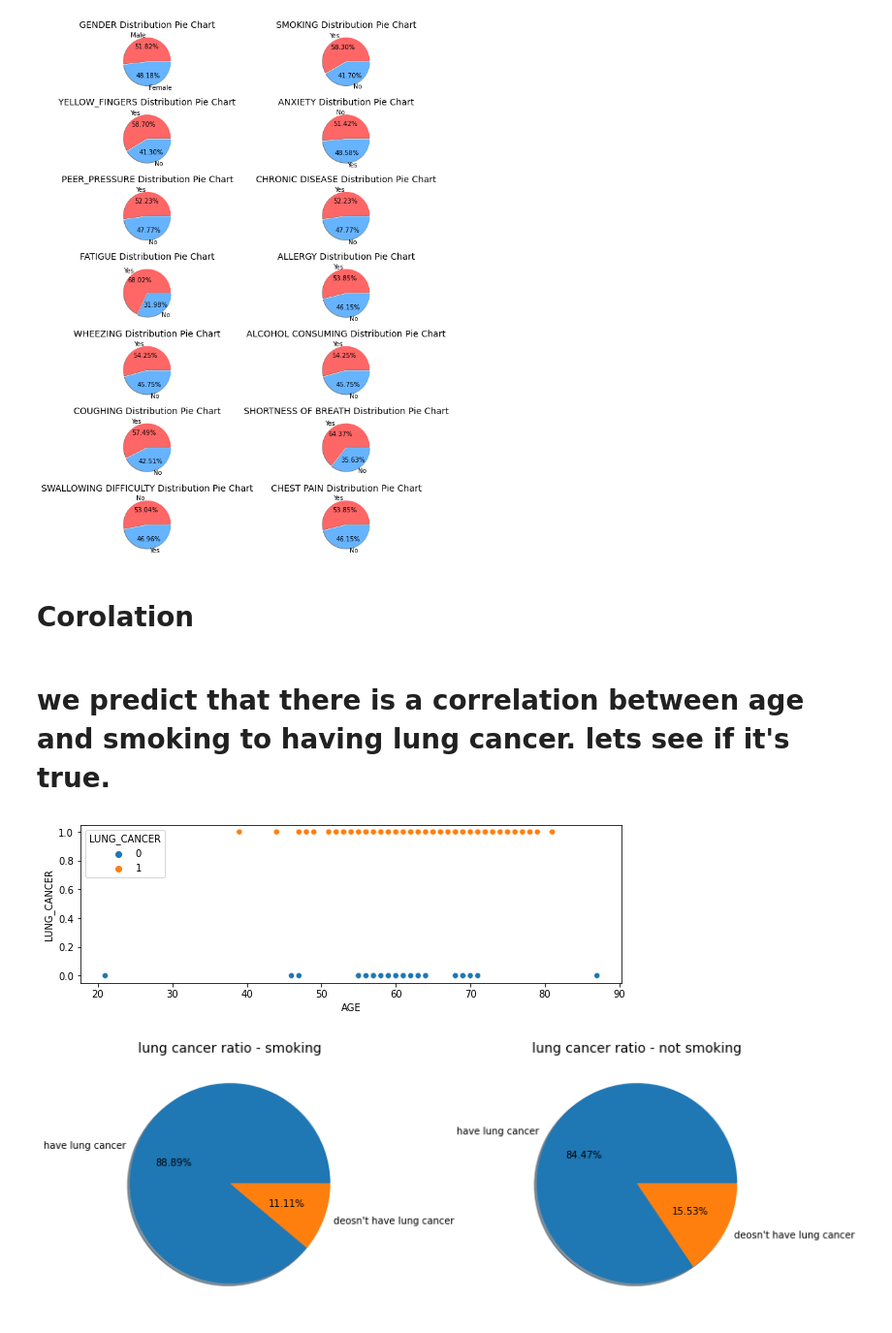
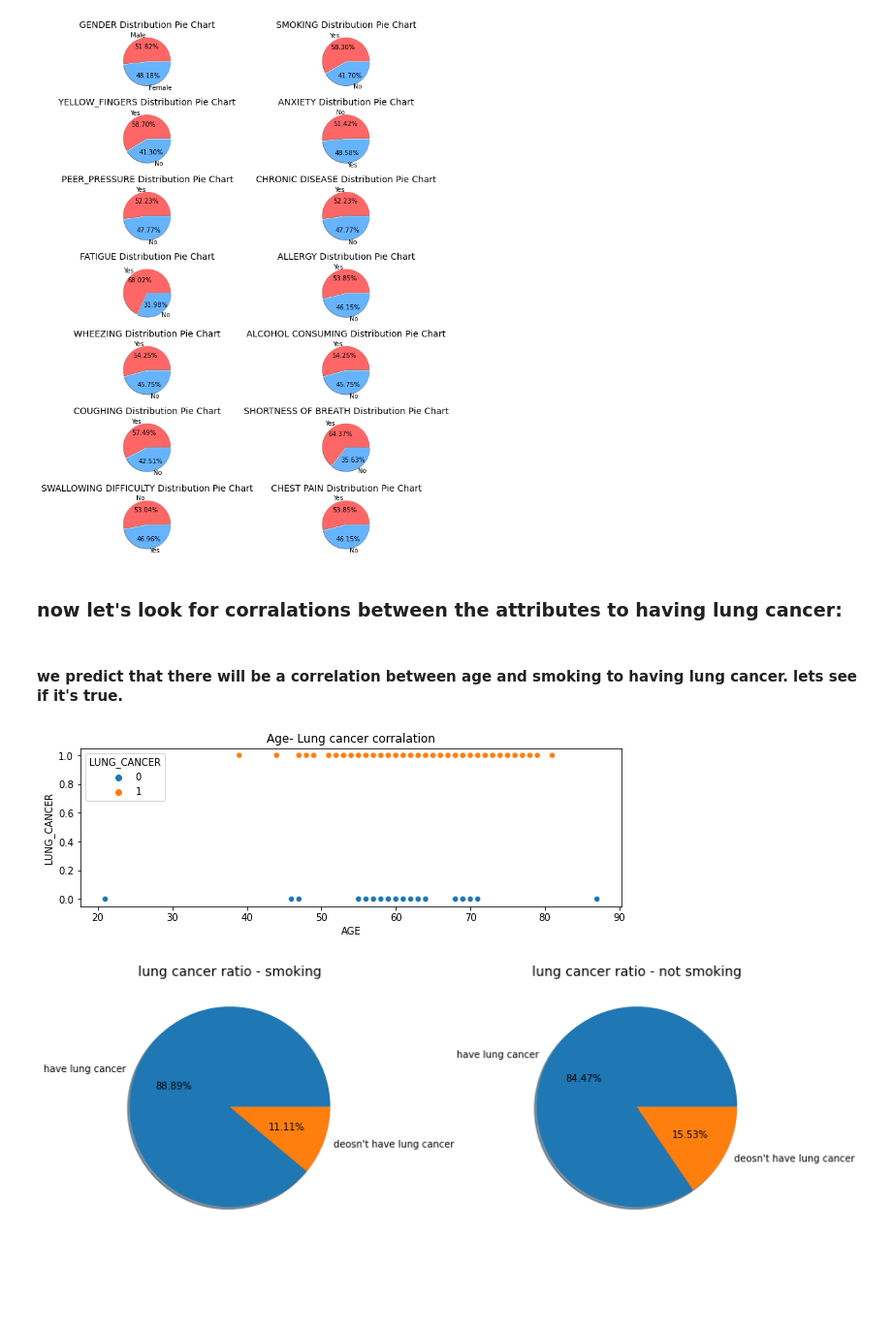
Before and after one commit to GitlerIsrael/Lung-cancer-model, a Jupyter notebook: Lung cancer AI project.ipynb, the cells around one changed output. Shown at 97% size. Drawn from its saved outputs; the diff is of its cells as text; code cells hidden in the pictures; blank space fills up the shorter version.

```diff
--- a/Lung cancer AI project.ipynb
+++ b/Lung cancer AI project.ipynb
@@ -347,16 +347,16 @@ plt.show()
 # %% [output]
 [figure]
 # %% [markdown]
-# Corolation
+### now let's look for corralations between the attributes to having lung cancer:
 # %% [markdown]
- # **we predict that there is a correlation between age and smoking to having lung cancer. lets see if it's true.**
+#### **we predict that there will be a correlation between age and smoking to having lung cancer. lets see if it's true.**
 # %%
 plt.figure(figsize=(10,3))
 sns.scatterplot(data=train_set[['AGE', 'LUNG_CANCER']], x="AGE", y="LUNG_CANCER", hue="LUNG_CANCER")
-plt.title("")
+plt.title("Age- Lung cancer corralation")
 plt.show()
 # %% [output]
-[figure, old version]
+[figure, new version]
 # %%
 fig, ax = plt.subplots(1,2, figsize = (12,12))
 ((ax1, ax2)) = ax
```
Also changed, not shown: parts of 73 cells of this notebook, 1 other file.
